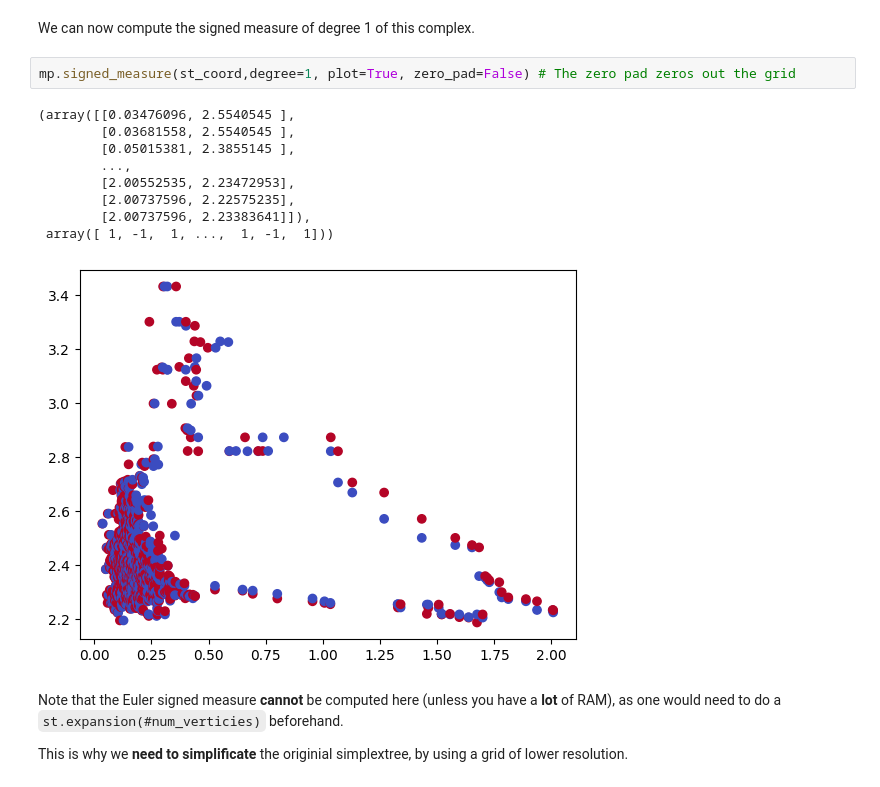
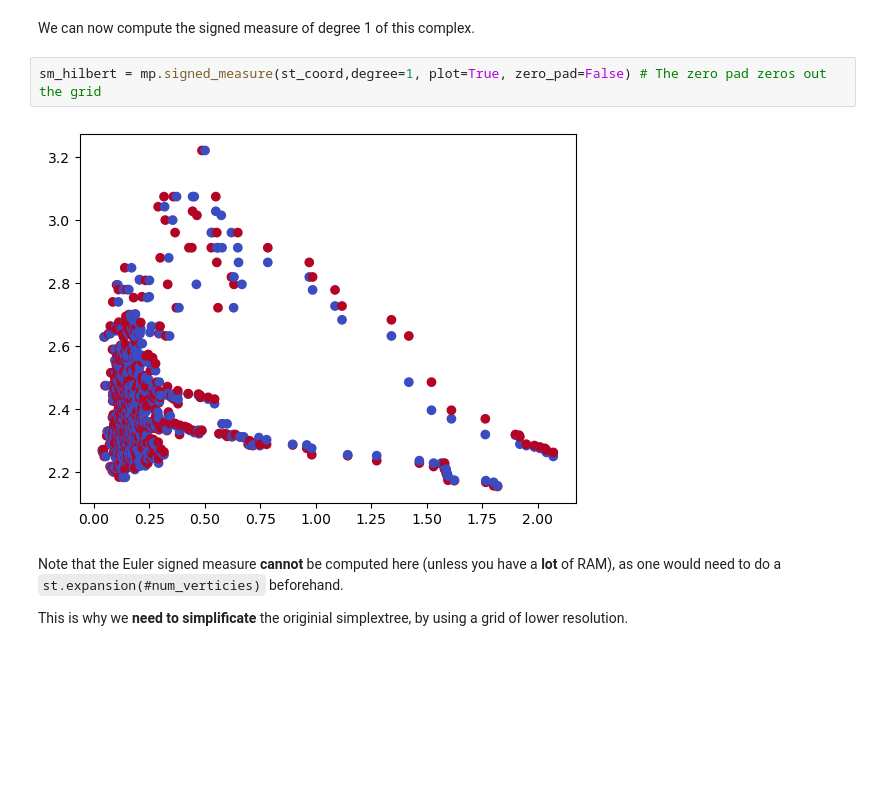
Before and after one commit to DavidLapous/multipers-signed-measure, a Jupyter notebook: tutorial/simplex_tree_by_hand.ipynb, the cells around one changed output. Drawn from its saved outputs; the diff is of its cells as text; blank space fills up the shorter version.

```diff
--- a/tutorial/simplex_tree_by_hand.ipynb
+++ b/tutorial/simplex_tree_by_hand.ipynb
@@ -125,17 +125,9 @@ list(st_coord.get_simplices())[:3] # filtration values are now integers
 # %% [markdown]
 We can now compute the signed measure of degree 1 of this complex.
 # %%
-mp.signed_measure(st_coord,degree=1, plot=True, zero_pad=False) # The zero pad zeros out the grid
+sm_hilbert = mp.signed_measure(st_coord,degree=1, plot=True, zero_pad=False) # The zero pad zeros out the grid
 # %% [output]
-(array([[0.03476096, 2.5540545 ],
-        [0.03681558, 2.5540545 ],
-        [0.05015381, 2.3855145 ],
-        ...,
-        [2.00552535, 2.23472953],
-        [2.00737596, 2.22575235],
-        [2.00737596, 2.23383641]]),
- array([ 1, -1,  1, ...,  1, -1,  1]))
-[figure, old version]
+[figure, new version]
 # %% [markdown]
 Note that the Euler signed measure **cannot** be computed here (unless you have a **lot** of RAM), as one would need to do a `st.expansion(#num_verticies)` beforehand.
 
```
Also changed, not shown: parts of 10 cells of this notebook, 14 other files.
